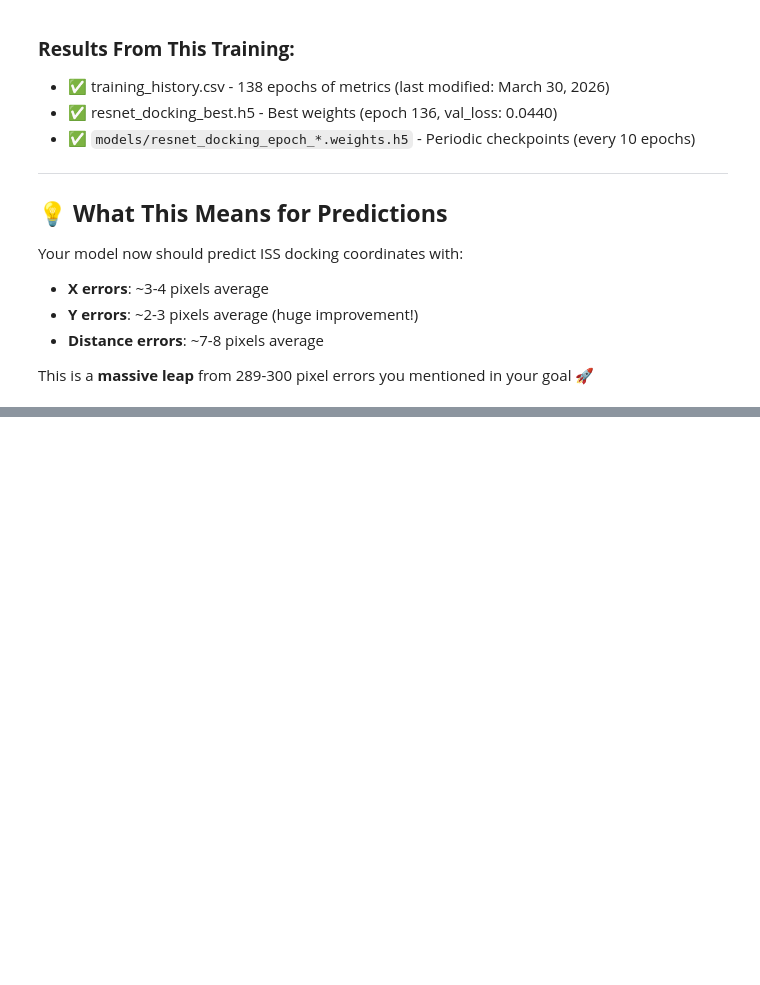
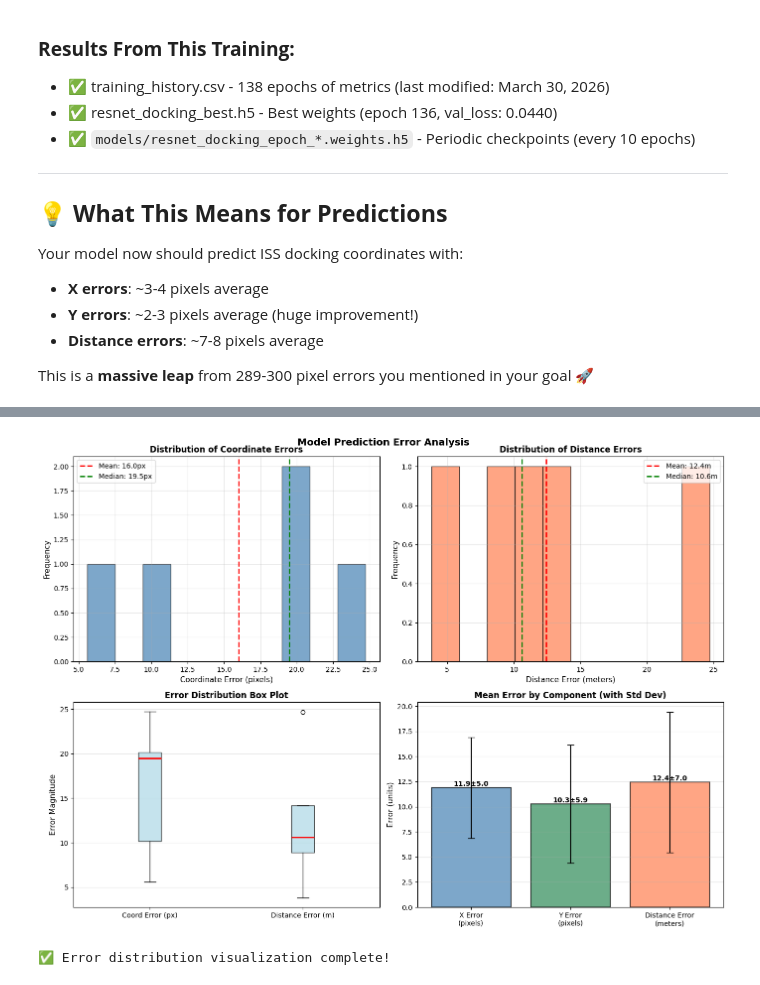
Before and after one commit to adwait-mitadt/mitadtu-docking, a Jupyter notebook: model_prediction_comparison.ipynb, the cells around one changed output, grey strips where cells are left out. Cells and saved outputs as stored; diff of their text form; code cells hidden in the pictures; blank space fills up the shorter version.

```diff
--- a/model_prediction_comparison.ipynb
+++ b/model_prediction_comparison.ipynb
@@ -10,7 +10,7 @@ import matplotlib.pyplot as plt
 HISTORY_CSV = "logs/training_history.csv"
 
 try:
-    history_df = pd.read_csv(HISTORY_CSV)
+    history_df = pd.read_csv(HISTORY_CSV, engine="python", on_bad_lines="skip")
     print(f"✅ Training history loaded from {HISTORY_CSV}")
     print(f"📊 Total epochs in file: {len(history_df)}")
     print(f"📊 Epoch range: {history_df['epoch'].min()} to {history_df['epoch'].max()}")
@@ -809,0 +827,59 @@ print(f"{'='*70}")
+# %%
+# Error Distribution Visualization
+fig, axes = plt.subplots(2, 2, figsize=(14, 10))
+
+# Histogram: Coordinate Errors
+axes[0, 0].hist(coord_errors, bins=10, color='steelblue', edgecolor='black', alpha=0.7)
+axes[0, 0].axvline(np.mean(coord_errors), color='red', linestyle='--', linewidth=2, label=f'Mean: {np.mean(coord_errors):.1f}px')
+axes[0, 0].axvline(np.median(coord_errors), color='green', linestyle='--', linewidth=2, label=f'Median: {np.median(coord_errors):.1f}px')
+axes[0, 0].set_xlabel('Coordinate Error (pixels)', fontsize=11)
+axes[0, 0].set_ylabel('Frequency', fontsize=11)
+axes[0, 0].set_title('Distribution of Coordinate Errors', fontsize=12, fontweight='bold')
+axes[0, 0].legend()
+axes[0, 0].grid(True, alpha=0.3)
+
+# Histogram: Distance Errors
+axes[0, 1].hist(dist_errors_list, bins=10, color='coral', edgecolor='black', alpha=0.7)
+axes[0, 1].axvline(np.mean(dist_errors_list), color='red', linestyle='--', linewidth=2, label=f'Mean: {np.mean(dist_errors_list):.1f}m')
+axes[0, 1].axvline(np.median(dist_errors_list), color='green', linestyle='--', linewidth=2, label=f'Median: {np.median(dist_errors_list):.1f}m')
+axes[0, 1].set_xlabel('Distance Error (meters)', fontsize=11)
+axes[0, 1].set_ylabel('Frequency', fontsize=11)
+axes[0, 1].set_title('Distribution of Distance Errors', fontsize=12, fontweight='bold')
+axes[0, 1].legend()
+axes[0, 1].grid(True, alpha=0.3)
+
+# Box plots comparison
+box_data = [coord_errors, dist_errors_list]
+bp = axes[1, 0].boxplot(box_data, tick_labels=['Coord Error (px)', 'Distance Error (m)'], patch_artist=True,
+                   boxprops=dict(facecolor='lightblue', alpha=0.7),
+                   medianprops=dict(color='red', linewidth=2))
+axes[1, 0].set_ylabel('Error Magnitude', fontsize=11)
+axes[1, 0].set_title('Error Distribution Box Plot', fontsize=12, fontweight='bold')
+axes[1, 0].grid(True, alpha=0.3, axis='y')
+
+# Individual error components (X, Y, Distance)
+error_types = ['X Error\n(pixels)', 'Y Error\n(pixels)', 'Distance Error\n(meters)']
+error_means = [np.mean(x_errors_list), np.mean(y_errors_list), np.mean(dist_errors_list)]
+error_stds = [np.std(x_errors_list), np.std(y_errors_list), np.std(dist_errors_list)]
+
+bars = axes[1, 1].bar(error_types, error_means, yerr=error_stds, capsize=5,
+                       color=['steelblue', 'seagreen', 'coral'], alpha=0.7, edgecolor='black', linewidth=1.5)
+axes[1, 1].set_ylabel('Error (units)', fontsize=11)
+axes[1, 1].set_title('Mean Error by Component (with Std Dev)', fontsize=12, fontweight='bold')
+axes[1, 1].grid(True, alpha=0.3, axis='y')
+
+# Add value labels on bars
+for bar, mean, std in zip(bars, error_means, error_stds):
+    height = bar.get_height()
+    axes[1, 1].text(bar.get_x() + bar.get_width()/2., height,
+                    f'{mean:.1f}±{std:.1f}',
+                    ha='center', va='bottom', fontweight='bold', fontsize=10)
+
+plt.tight_layout()
+plt.suptitle('Model Prediction Error Analysis', fontsize=14, fontweight='bold', y=1.00)
+plt.show()
+
+print("✅ Error distribution visualization complete!")
+# %% [output]
+[figure, added]
+✅ Error distribution visualization complete!
```
Also changed, not shown: parts of 14 cells of this notebook, 5 other files.
